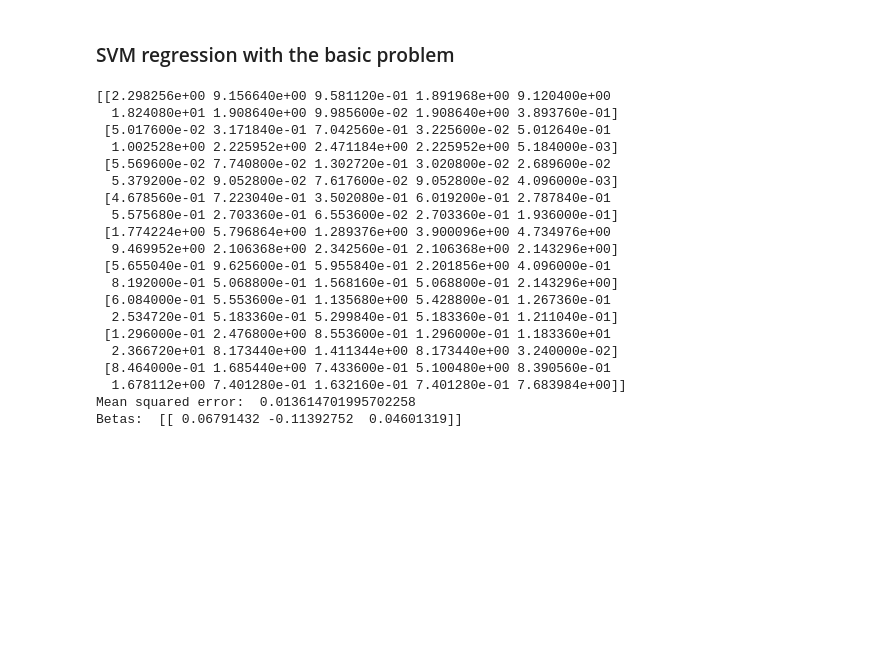
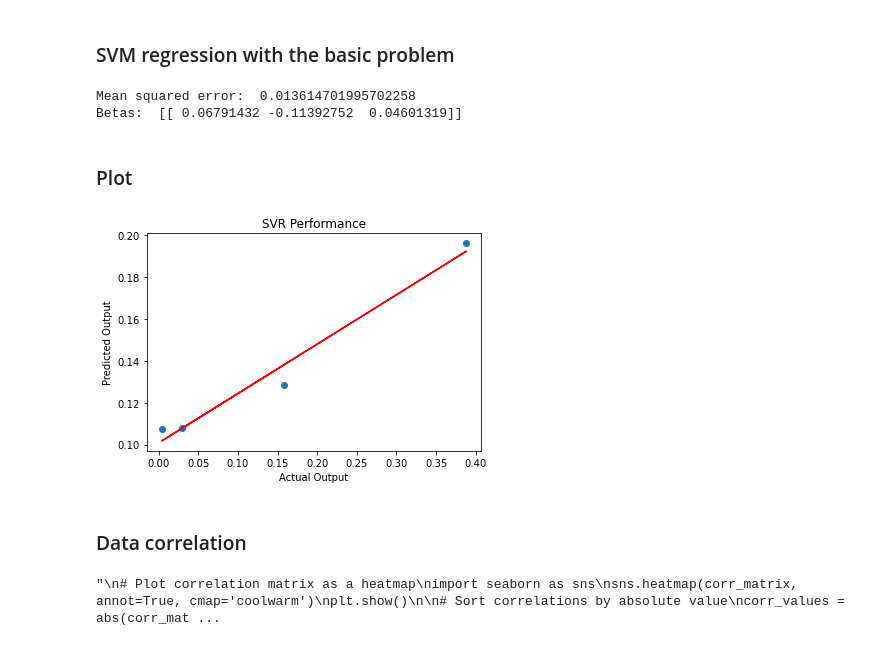
Before and after one commit to leobt23/ADRI, a Jupyter notebook: Projets_final/final2/Class2_FINAL.ipynb, the cells around one changed output. Cells and saved outputs as stored; diff of their text form; code cells hidden in the pictures; blank space fills up the shorter version.

```diff
--- a/Projets_final/final2/Class2_FINAL.ipynb
+++ b/Projets_final/final2/Class2_FINAL.ipynb
@@ -891,6 +869,8 @@ def svm_model(model, data_train, labels_train, data_test):
         # Get the betas
     betas = model.dual_coef_
     print("Betas: ", betas)
+
+    return y_pred
 # %%
 # Divide data into train and test
 data_train, data_test, labels_train, labels_test = train_test_split(X, Y1, test_size=0.30, random_state=42)
@@ -898,25 +878,56 @@ data_train, data_test, labels_train, labels_test = train_test_split(X, Y1, test_
 # Create SVR model
 model = SVR(kernel='rbf', C=1.0, epsilon=0.1)
 
-svm_model(model, data_train, labels_train, data_test)
+y_pred = svm_model(model, data_train, labels_train, data_test)
 # %% [output]
-[[2.298256e+00 9.156640e+00 9.581120e-01 1.891968e+00 9.120400e+00
-  1.824080e+01 1.908640e+00 9.985600e-02 1.908640e+00 3.893760e-01]
- [5.017600e-02 3.171840e-01 7.042560e-01 3.225600e-02 5.012640e-01
-  1.002528e+00 2.225952e+00 2.471184e+00 2.225952e+00 5.184000e-03]
- [5.569600e-02 7.740800e-02 1.302720e-01 3.020800e-02 2.689600e-02
-  5.379200e-02 9.052800e-02 7.617600e-02 9.052800e-02 4.096000e-03]
- [4.678560e-01 7.223040e-01 3.502080e-01 6.019200e-01 2.787840e-01
-  5.575680e-01 2.703360e-01 6.553600e-02 2.703360e-01 1.936000e-01]
- [1.774224e+00 5.796864e+00 1.289376e+00 3.900096e+00 4.734976e+00
-  9.469952e+00 2.106368e+00 2.342560e-01 2.106368e+00 2.143296e+00]
- [5.655040e-01 9.625600e-01 5.955840e-01 2.201856e+00 4.096000e-01
-  8.192000e-01 5.068800e-01 1.568160e-01 5.068800e-01 2.143296e+00]
- [6.084000e-01 5.553600e-01 1.135680e+00 5.428800e-01 1.267360e-01
-  2.534720e-01 5.183360e-01 5.299840e-01 5.183360e-01 1.211040e-01]
- [1.296000e-01 2.476800e+00 8.553600e-01 1.296000e-01 1.183360e+01
-  2.366720e+01 8.173440e+00 1.411344e+00 8.173440e+00 3.240000e-02]
- [8.464000e-01 1.685440e+00 7.433600e-01 5.100480e+00 8.390560e-01
-  1.678112e+00 7.401280e-01 1.632160e-01 7.401280e-01 7.683984e+00]]
 Mean squared error:  0.013614701995702258
 Betas:  [[ 0.06791432 -0.11392752  0.04601319]]
+# %% [markdown]
+### Plot
+# %%
+from scipy.stats import linregress
+
+# Add line of best fit to scatter plot
+slope, intercept, r_value, p_value, std_err = linregress(labels_test, y_pred)
+plt.scatter(labels_test, y_pred)
+plt.plot(labels_test, slope*labels_test + intercept, color='red')
+plt.xlabel('Actual Output')
+plt.ylabel('Predicted Output')
+plt.title('SVR Performance')
+plt.show()
+# %% [output]
+[figure, added]
+# %% [markdown]
+### Data correlation
+# %%
+# Calculate correlation matrix
+
+df_X = pd.DataFrame(X)
+df_Y = pd.DataFrame(Y1)
+
+df = pd.concat([df_X, df_Y], axis=1)
+
+corr_matrix = df.corr()
+"""
+# Plot correlation matrix as a heatmap
+import seaborn as sns
+sns.heatmap(corr_matrix, annot=True, cmap='coolwarm')
+plt.show()
+
+# Sort correlations by absolute value
+corr_values = abs(corr_matrix['output'])
+sorted_corrs = corr_values.sort_values(ascending=False)
+
+# Select top N features with highest correlation
+N = 5
+top_features = sorted_corrs.index[1:N+1]
+
+# Plot correlations as a bar chart
+plt.bar(top_features, sorted_corrs[1:N+1])
+plt.xticks(rotation=90)
+plt.ylabel('Absolute Correlation')
+plt.title('Top {} Correlated Features'.format(N))
+plt.show()
+"""
+# %% [output]
+"\n# Plot correlation matrix as a heatmap\nimport seaborn as sns\nsns.heatmap(corr_matrix, annot=True, cmap='coolwarm')\nplt.show()\n\n# Sort correlations by absolute value\ncorr_values = abs(corr_mat ...
```
Also changed, not shown: parts of 8 cells of this notebook.
